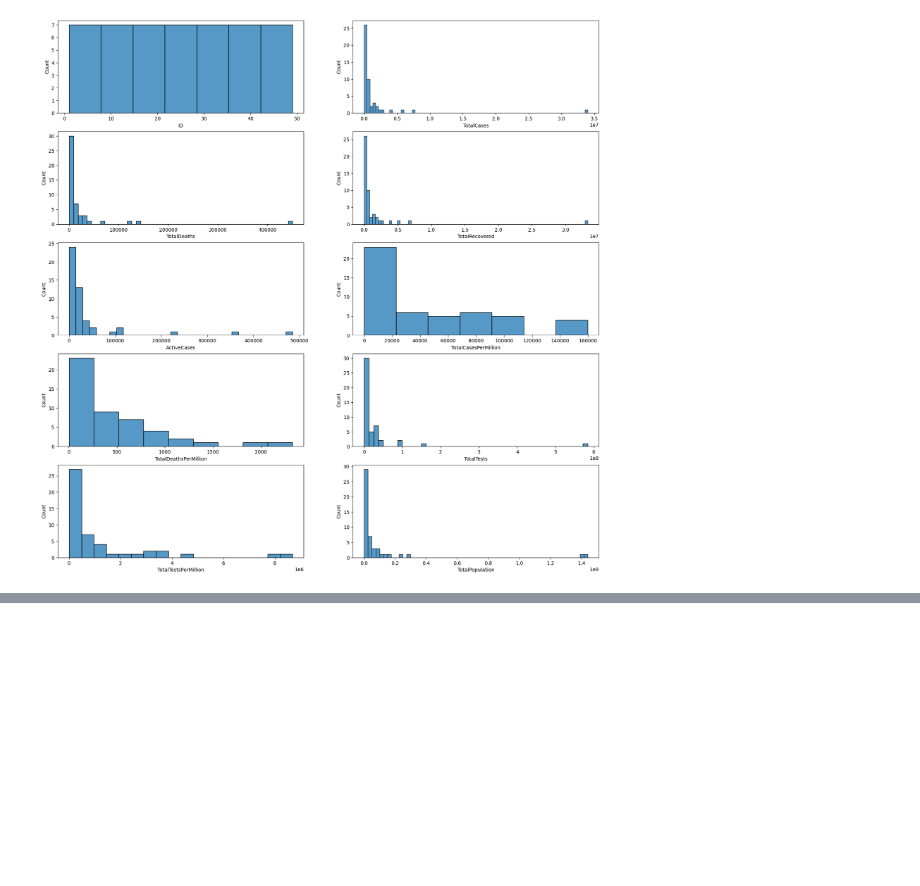
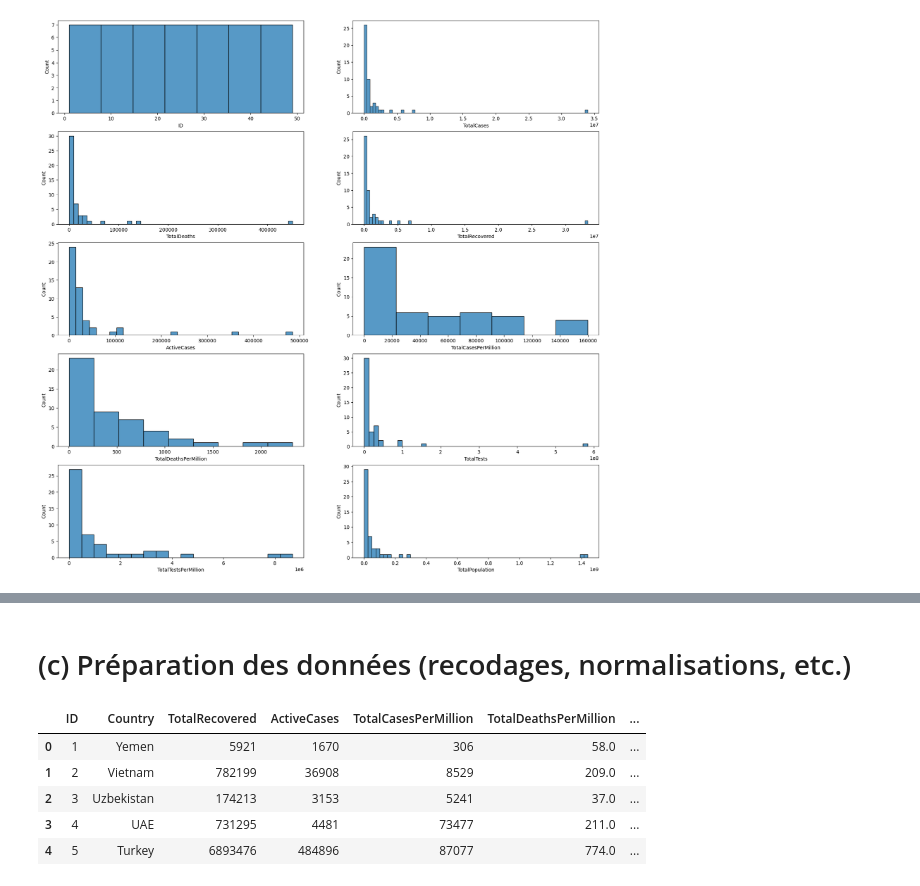
Before and after one commit to Ezequiel-Hurtado/apprentissage_stat, a Jupyter notebook: Script.ipynb, the cells around one changed output, grey strips where cells are left out. Cells and saved outputs as stored; diff of their text form; code cells hidden in the pictures; blank space fills up the shorter version.

```diff
--- a/Script.ipynb
+++ b/Script.ipynb
@@ -114,0 +143,14 @@ fig.show()
+# %% [markdown]
+# (c) Préparation des données (recodages, normalisations, etc.)
+# %%
+# Nous enlevons ces variables car très corrélées avec d'autres variables.
+
+df_pm = df.drop(columns = ["TotalTests", "TotalDeaths", "TotalCases"])
+df_pm.head()
+# %% [output]
+|  | ID | Country | TotalRecovered | ActiveCases | TotalCasesPerMillion | TotalDeathsPerMillion | ... |
+| 0 | 1 | Yemen | 5921 | 1670 | 306 | 58.0 | ... |
+| 1 | 2 | Vietnam | 782199 | 36908 | 8529 | 209.0 | ... |
+| 2 | 3 | Uzbekistan | 174213 | 3153 | 5241 | 37.0 | ... |
+| 3 | 4 | UAE | 731295 | 4481 | 73477 | 211.0 | ... |
+| 4 | 5 | Turkey | 6893476 | 484896 | 87077 | 774.0 | ... |
```
Also changed, not shown: parts of 10 cells of this notebook.
